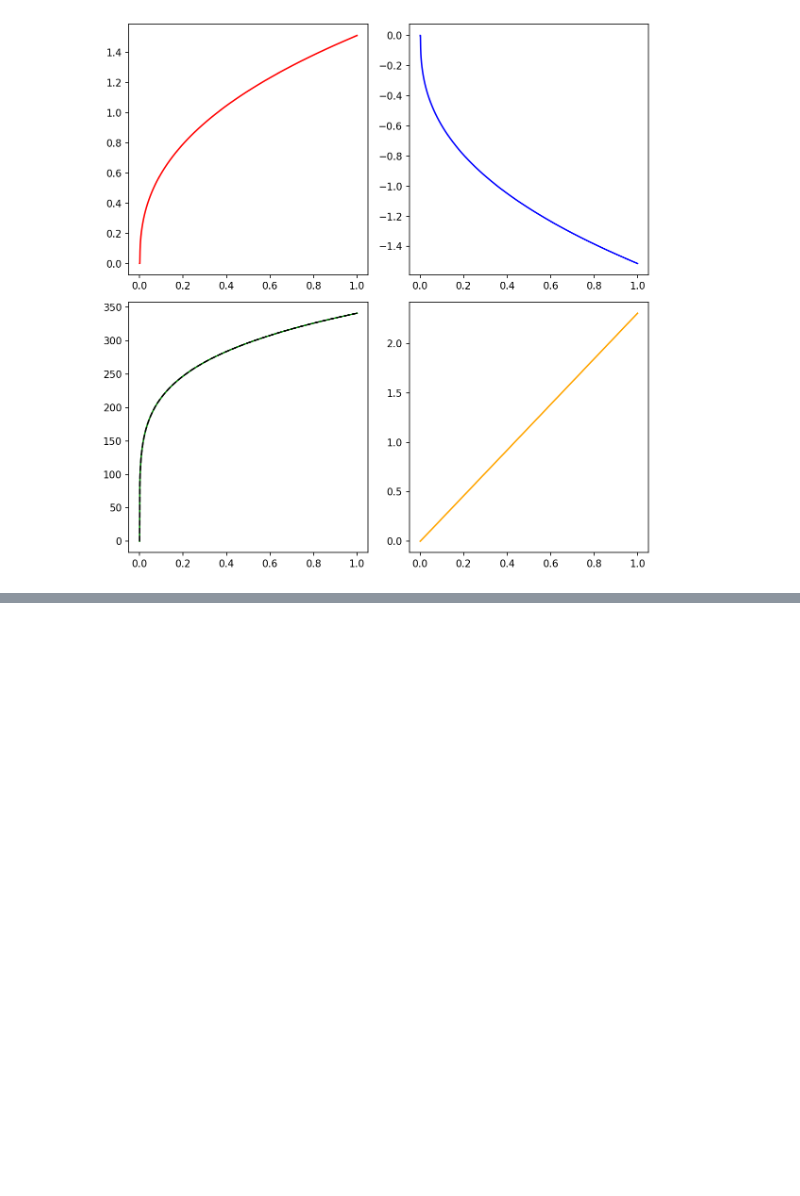
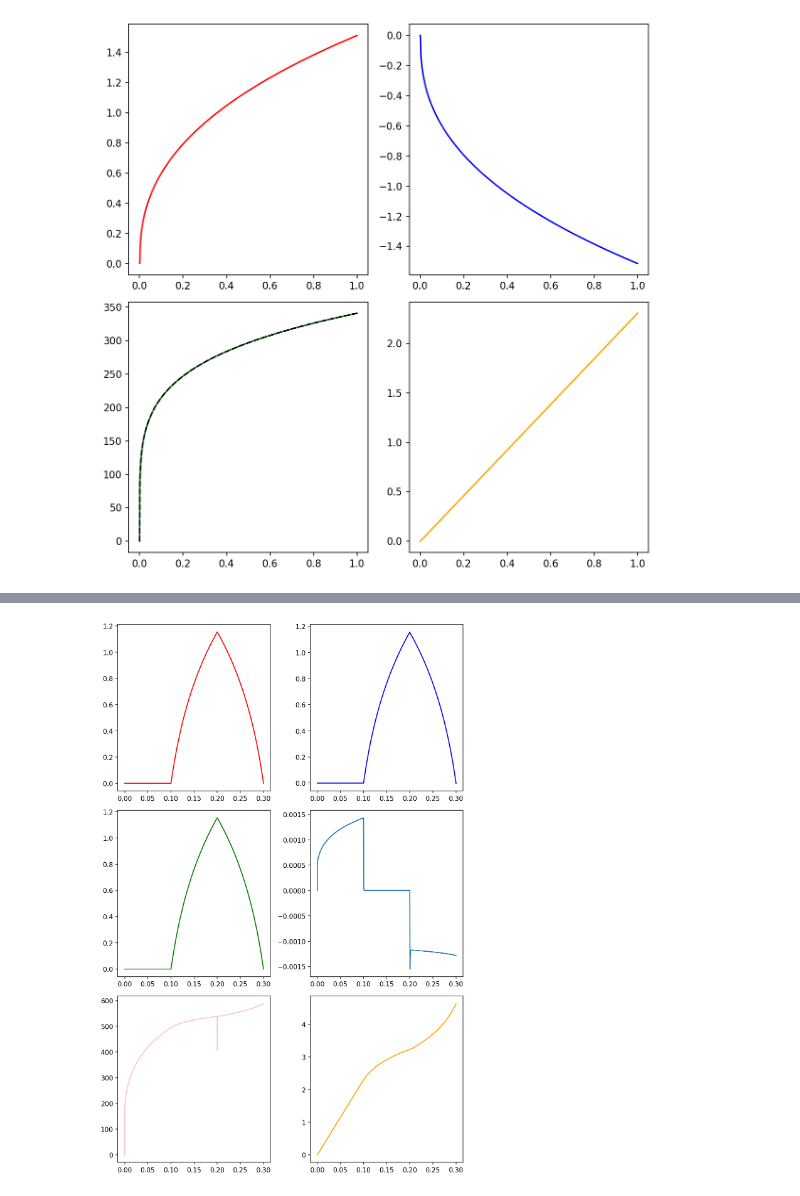
Before and after one commit to zsoca000/Finite-elastic-deformations-HW2, a Jupyter notebook: calculations.ipynb, the cells around one changed output, grey strips where cells are left out. Cells and saved outputs as stored; diff of their text form; code cells hidden in the pictures; blank space fills up the shorter version.

```diff
--- a/calculations.ipynb
+++ b/calculations.ipynb
@@ -150,0 +231,16 @@ plt.show()
+# %%
+l = lambda t : 1/(1+uy(t)) * np.array([[0,dux(t),0],[0,duy(t),0],[0,0,0]])
+d = lambda t: 1/2 * (l(t)+l(t).T)
+w = lambda t: l(t) - d(t)
+# %%
+E = 200e9
+nu = 0.3
+G = E/2/(1+nu)
+
+D = lambda d: E/(1+nu) * (d + nu/(1-2*nu)*np.trace(d)*I)
+# %%
+a = 400e6
+eps_0  = 0.05
+k = 0.25
+
+Y_F = lambda λ : a*(eps_0 + λ)**k
@@ -150,0 +293,14 @@ plt.show()
+# %%
+fig, ax = plt.subplots(3,2,figsize=(8,12),dpi=150)
+
+ax[0,0].plot(t,sig[:,0,0]/E,label=r'$\sigma_x$',color='red')
+ax[0,1].plot(t,sig[:,1,1]/E,label=r'$\sigma_x$',color='blue')
+ax[1,0].plot(t,sig[:,2,2]/E,label=r'$\sigma_x$',color='green')
+ax[1,1].plot(t,sig[:,1,0]/E,label=r'$\sigma_x$')
+ax[2,0].plot(t,[(3/2)**(1/2)*norm(dev(s))/1e6 for s in sig],label=r'$\sigma_x$',color='pink')
+ax[2,1].plot(t,λ,label=r'$\sigma_x$',color='orange')
+
+plt.tight_layout()
+plt.show()
+# %% [output]
+[figure, added]
```
Also changed, not shown: parts of 10 cells of this notebook.
